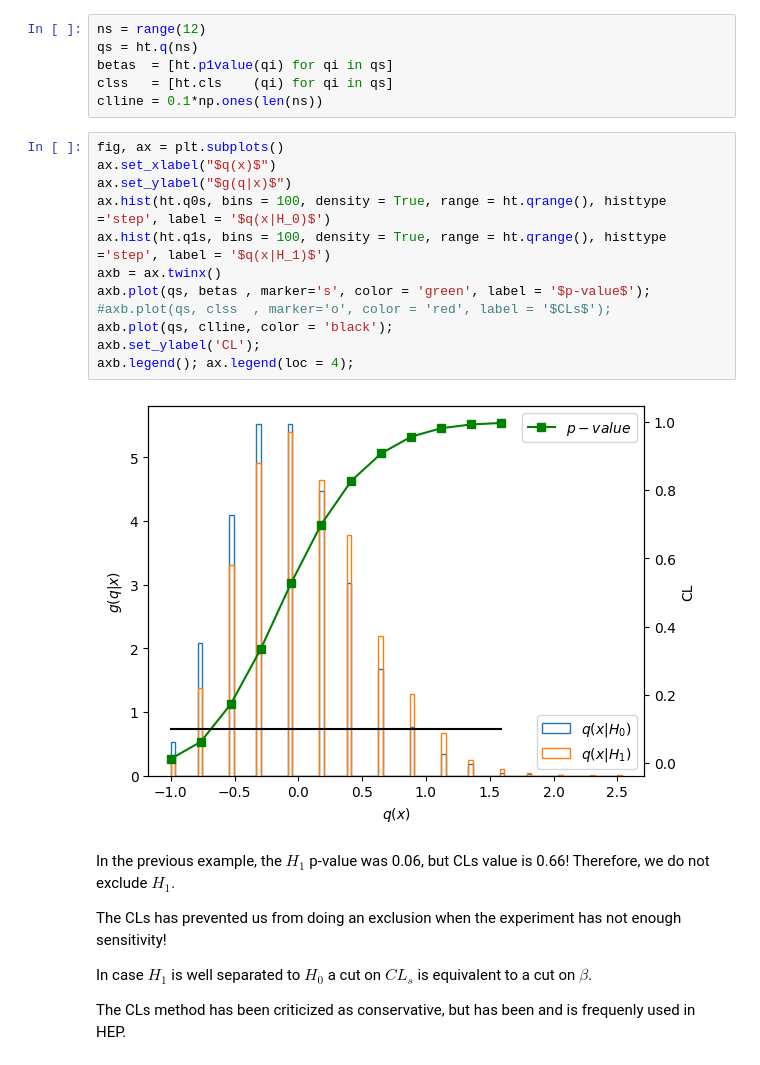
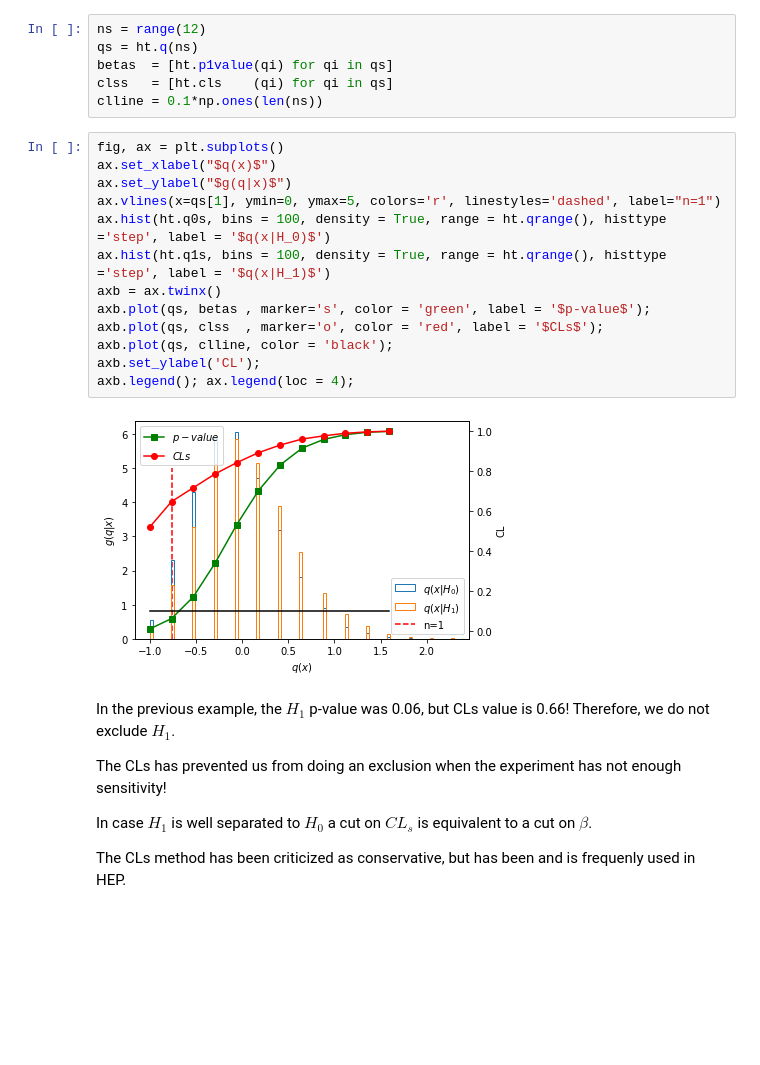
Before and after one commit to xabiercidvidal/USC-TA, a Jupyter notebook: ta_hypothesis_test.ipynb, the cells around one changed output. Cells and saved outputs as stored; diff of their text form; blank space fills up the shorter version.

```diff
--- a/ta_hypothesis_test.ipynb
+++ b/ta_hypothesis_test.ipynb
@@ -427,17 +427,18 @@ clline = 0.1*np.ones(len(ns))
 # %%
 fig, ax = plt.subplots()
 ax.set_xlabel("$q(x)$")
 ax.set_ylabel("$g(q|x)$")
+ax.vlines(x=qs[1], ymin=0, ymax=5, colors='r', linestyles='dashed', label="n=1")
 ax.hist(ht.q0s, bins = 100, density = True, range = ht.qrange(), histtype ='step', label = '$q(x|H_0)$')
 ax.hist(ht.q1s, bins = 100, density = True, range = ht.qrange(), histtype ='step', label = '$q(x|H_1)$')
 axb = ax.twinx()
 axb.plot(qs, betas , marker='s', color = 'green', label = '$p-value$');
-#axb.plot(qs, clss  , marker='o', color = 'red', label = '$CLs$');
+axb.plot(qs, clss  , marker='o', color = 'red', label = '$CLs$');
 axb.plot(qs, clline, color = 'black');
 axb.set_ylabel('CL');
 axb.legend(); ax.legend(loc = 4);
 # %% [output]
-[figure, old version]
+[figure, new version]
 # %% [markdown]
 In the previous example, the $H_1$ p-value was 0.06, but CLs value is 0.66! Therefore, we do not exclude $H_1$.
 
```
Also changed, not shown: parts of 22 cells of this notebook, 21 other files.
